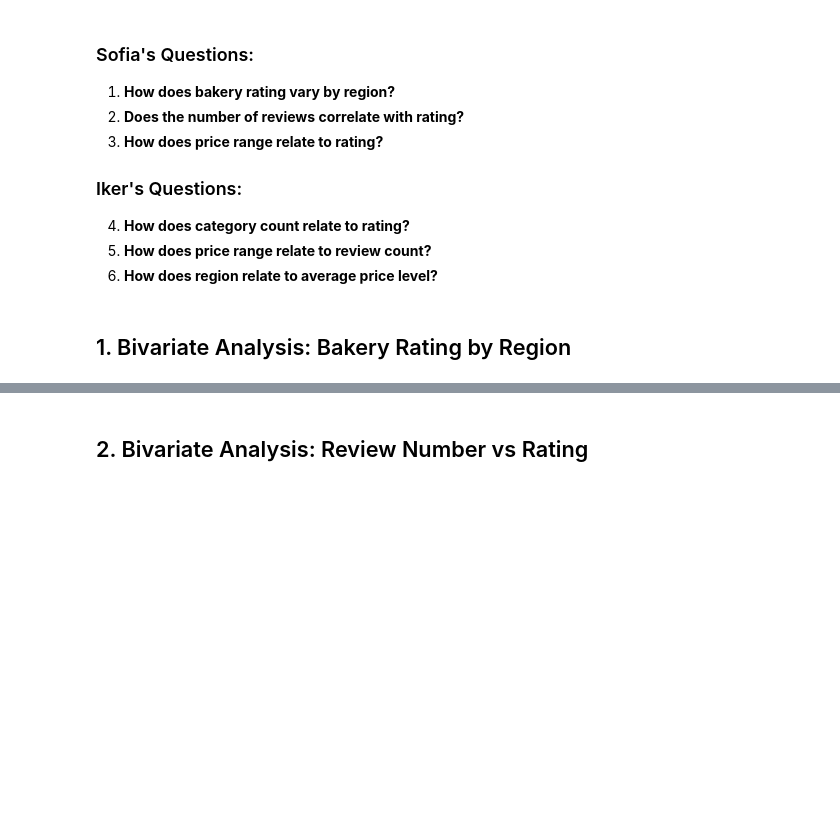
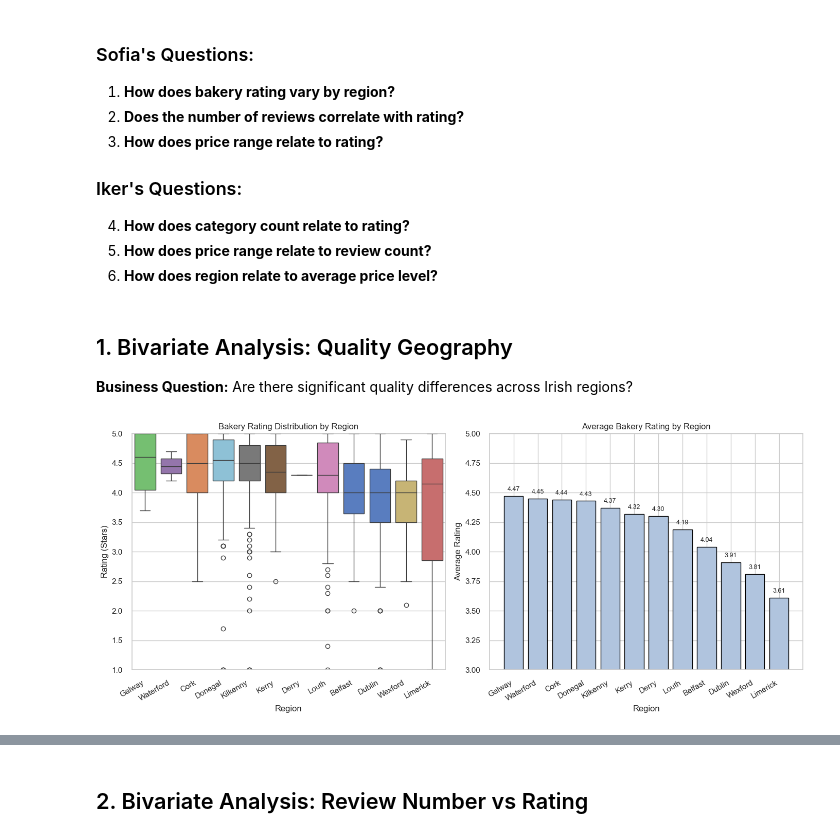
Before and after one commit to vialsiu/irish-bakery-data-science-project, a Jupyter notebook: notebooks/DataAnalysis.ipynb, the cells around one changed output, grey strips where cells are left out. Drawn from its saved outputs; the diff is of its cells as text; code cells hidden in the pictures; blank space fills up the shorter version.

Commit message:
feat: Completed bivariate Q1–Q3. Cleaned and standardised all plots, code, and markdown in the bivariate analysis section.

```diff
--- a/notebooks/DataAnalysis.ipynb
+++ b/notebooks/DataAnalysis.ipynb
@@ -1031,4 +1031,71 @@ Mature, quality-focused market with standardized mid-range pricing, clear engage
 5. **How does price range relate to review count?**
 6. **How does region relate to average price level?**
 # %% [markdown]
-## 1. Bivariate Analysis: Bakery Rating by Region
+## 1. Bivariate Analysis: Quality Geography
+**Business Question:** Are there significant quality differences across Irish regions?
+# %%
+# 1. Regional Rating Analysis (Improved + Colours)
+
+plt.figure(figsize=(14, 6))
+
+# Regional summary statistics
+regional_stats = df_clean.groupby('region')['rating_final'].agg(
+    count='count',
+    mean='mean',
+    median='median'
+).round(2).sort_values('mean', ascending=False)
+
+# Boxplot
+plt.subplot(1, 2, 1)
+sns.boxplot(
+    data=df_clean,
+    x='region',
+    y='rating_final',
+    hue='region',
+    order=regional_stats.index,
+    palette="muted",
+    legend=False
+)
+plt.xticks(rotation=30, ha='right')
+plt.ylim(1, 5)
+plt.title("Bakery Rating Distribution by Region")
+plt.xlabel("Region")
+plt.ylabel("Rating (Stars)")
+
+# Bar chart of means
+plt.subplot(1, 2, 2)
+bars = plt.bar(
+    regional_stats.index,
+    regional_stats['mean'],
+    color='lightsteelblue',
+    edgecolor='black'
+)
+
+plt.xticks(rotation=30, ha='right')
+plt.ylim(3, 5)
+plt.title("Average Bakery Rating by Region")
+plt.xlabel("Region")
+plt.ylabel("Average Rating")
+
+# Add value labels
+for bar in bars:
+    height = bar.get_height()
+    plt.text(
+        bar.get_x() + bar.get_width()/2,
+        height + 0.03,
+        f"{height:.2f}",
+        ha='center',
+        va='bottom',
+        fontsize=9
+    )
+
+plt.tight_layout()
+plt.show()
+
+print("=== Regional Summary ===")
+print(regional_stats)
+
+diff = regional_stats['mean'].max() - regional_stats['mean'].min()
+print(f"\nDifference between highest and lowest regional averages: {diff:.2f} stars")
+# %% [output]
+[figure, added]
```
Also changed, not shown: parts of 13 cells of this notebook.
